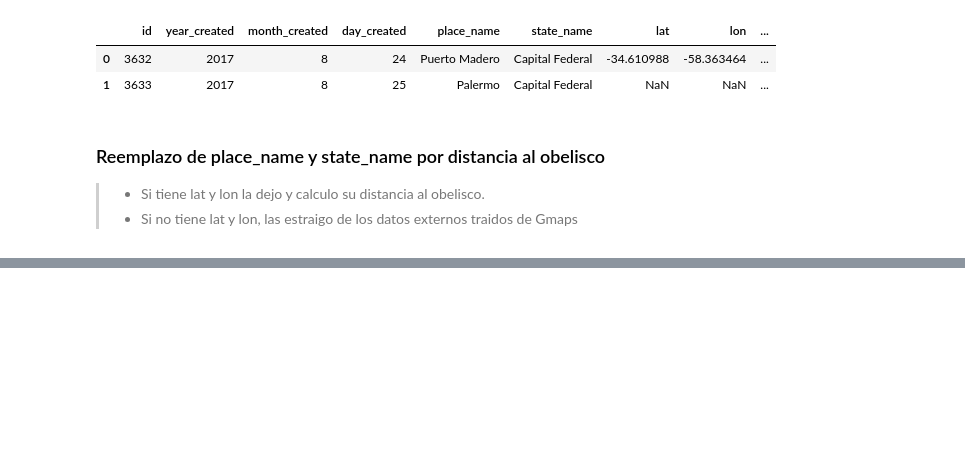
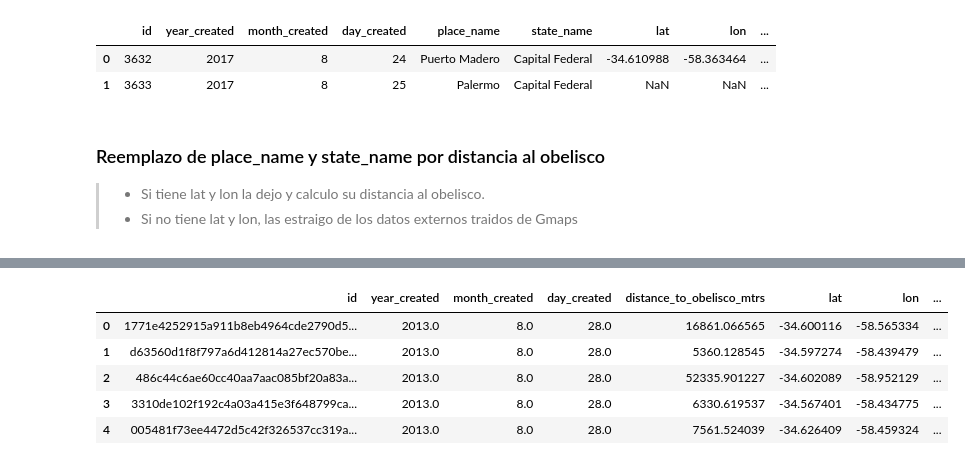
Before and after one commit to fpenovi/BArealEstatePricing, a Jupyter notebook: notebooks/02 - KNN_2nd_approach.ipynb, the cells around one changed output, grey strips where cells are left out. Saved outputs shown, nothing was run; the diff lists cells and outputs as text; code cells hidden in the pictures; blank space fills up the shorter version.

```diff
--- a/notebooks/02 - KNN_2nd_approach.ipynb
+++ b/notebooks/02 - KNN_2nd_approach.ipynb
@@ -164,4 +174,0 @@ dfUpdate = dfTrain.loc[pd.isnull(dfTrain.distance_to_obelisco_mtrs)].rename(colu
-# %%
-dfTrain.set_index('id', drop=True, inplace=True)
-dfUpdate.set_index('id', drop=True, inplace=True)
-dfTrain.update(dfUpdate)
@@ -191,30 +175,12 @@ memory usage: 122.7+ MB
-# %%
-# Lleno los valores faltantes (NaN's) con la clase predominante en esa columna
-
-imp = preprocessing.Imputer(missing_values='NaN', strategy='most_frequent')
-imp.fit(dfTrain[['rooms']])
-dfTrain.rooms = imp.transform(dfTrain[['rooms']]).ravel()
-
-imp = preprocessing.Imputer(missing_values='NaN', strategy='mean')
-imp.fit(dfTrain[['lat']])
-dfTrain.lat = imp.transform(dfTrain[['lat']]).ravel()
-imp = preprocessing.Imputer(missing_values='NaN', strategy='mean')
-imp.fit(dfTrain[['lon']])
-dfTrain.lon = imp.transform(dfTrain[['lon']]).ravel()
-
-imp = preprocessing.Imputer(missing_values='NaN', strategy='most_frequent')
-imp.fit(dfTest[['rooms']])
-dfTest.rooms = imp.transform(dfTest[['rooms']]).ravel()
-
-imp = preprocessing.Imputer(missing_values='NaN', strategy='mean')
-imp.fit(dfTest[['lat']])
-dfTest.lat = imp.transform(dfTest[['lat']]).ravel()
-imp = preprocessing.Imputer(missing_values='NaN', strategy='mean')
-imp.fit(dfTest[['lon']])
-dfTest.lon = imp.transform(dfTest[['lon']]).ravel()
-
-imp = preprocessing.Imputer(missing_values='NaN', strategy='mean')
-imp.fit(dfTest[['surface_total_in_m2']])
-dfTest.surface_total_in_m2 = imp.transform(dfTest[['surface_total_in_m2']]).ravel()
+# %%
+dfTrain.set_index('id', drop=True, inplace=True)
+dfTest.set_index('id', drop=True, inplace=True)
+dfUpdateTrain.set_index('id', drop=True, inplace=True)
+dfUpdateTest.set_index('id', drop=True, inplace=True)
+dfTrain.update(dfUpdateTrain)
+dfTest.update(dfUpdateTest)
+
+dfTrain = dfTrain.reset_index().sort_values(by='order').drop(['place_name', 'state_name', 'order'], axis=1)
+dfTest = dfTest.reset_index().sort_values(by='order').drop(['place_name', 'state_name', 'order'], axis=1)
 # %%
 dfTrain.info()
@@ -222,0 +285,9 @@ dfTest.info()
+# %%
+dfTrain.head()
+# %% [output]
+|  | id | year_created | month_created | day_created | distance_to_obelisco_mtrs | lat | lon | ... |
+| 0 | 1771e4252915a911b8eb4964cde2790d5... | 2013.0 | 8.0 | 28.0 | 16861.066565 | -34.600116 | -58.565334 | ... |
+| 1 | d63560d1f8f797a6d412814a27ec570be... | 2013.0 | 8.0 | 28.0 | 5360.128545 | -34.597274 | -58.439479 | ... |
+| 2 | 486c44c6ae60cc40aa7aac085bf20a83a... | 2013.0 | 8.0 | 28.0 | 52335.901227 | -34.602089 | -58.952129 | ... |
+| 3 | 3310de102f192c4a03a415e3f648799ca... | 2013.0 | 8.0 | 28.0 | 6330.619537 | -34.567401 | -58.434775 | ... |
+| 4 | 005481f73ee4472d5c42f326537cc319a... | 2013.0 | 8.0 | 28.0 | 7561.524039 | -34.626409 | -58.459324 | ... |
```
Also changed, not shown: parts of 18 cells of this notebook.
